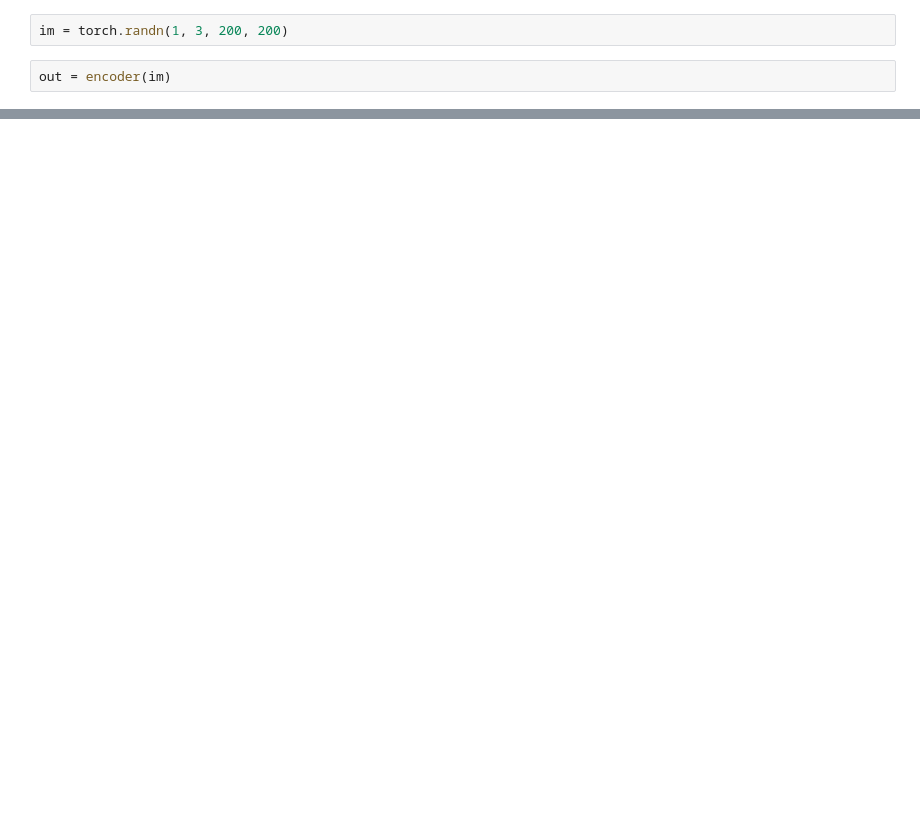
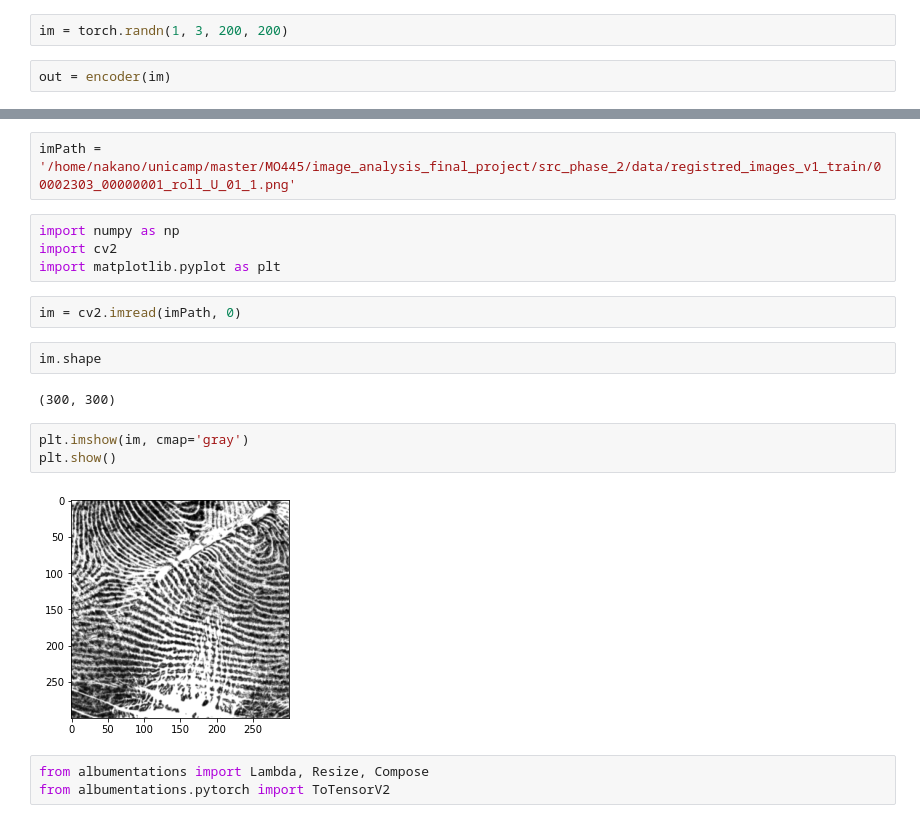
Before and after one commit to Fcsalvagnini/image_analysis_final_project, a Jupyter notebook: src_phase_2/scripts/timm_transformers.ipynb, the cells around one changed output, grey strips where cells are left out. Cells and saved outputs as stored; diff of their text form; blank space fills up the shorter version.

```diff
--- a/src_phase_2/scripts/timm_transformers.ipynb
+++ b/src_phase_2/scripts/timm_transformers.ipynb
@@ -76,0 +39,20 @@ tensor([-1.1519e-02,  3.6496e-01,  5.1095e-01, -2.2715e-01,  5.8468e-01,
+# %%
+imPath = '/home/nakano/unicamp/master/MO445/image_analysis_final_project/src_phase_2/data/registred_images_v1_train/00002303_00000001_roll_U_01_1.png'
+# %%
+import numpy as np
+import cv2
+import matplotlib.pyplot as plt
+# %%
+im = cv2.imread(imPath, 0)
+# %%
+im.shape
+# %% [output]
+(300, 300)
+# %%
+plt.imshow(im, cmap='gray')
+plt.show()
+# %% [output]
+[figure, added]
+# %%
+from albumentations import Lambda, Resize, Compose
+from albumentations.pytorch import ToTensorV2
```
Also changed, not shown: parts of 26 cells of this notebook, 6 other files.
